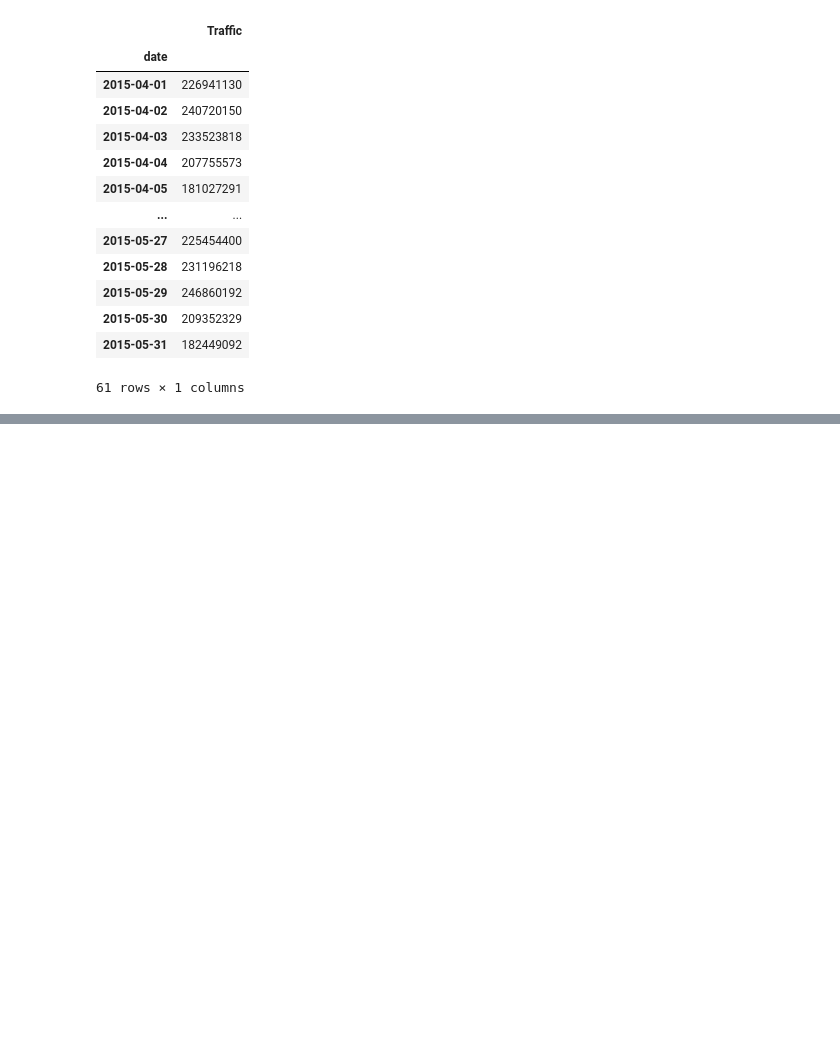
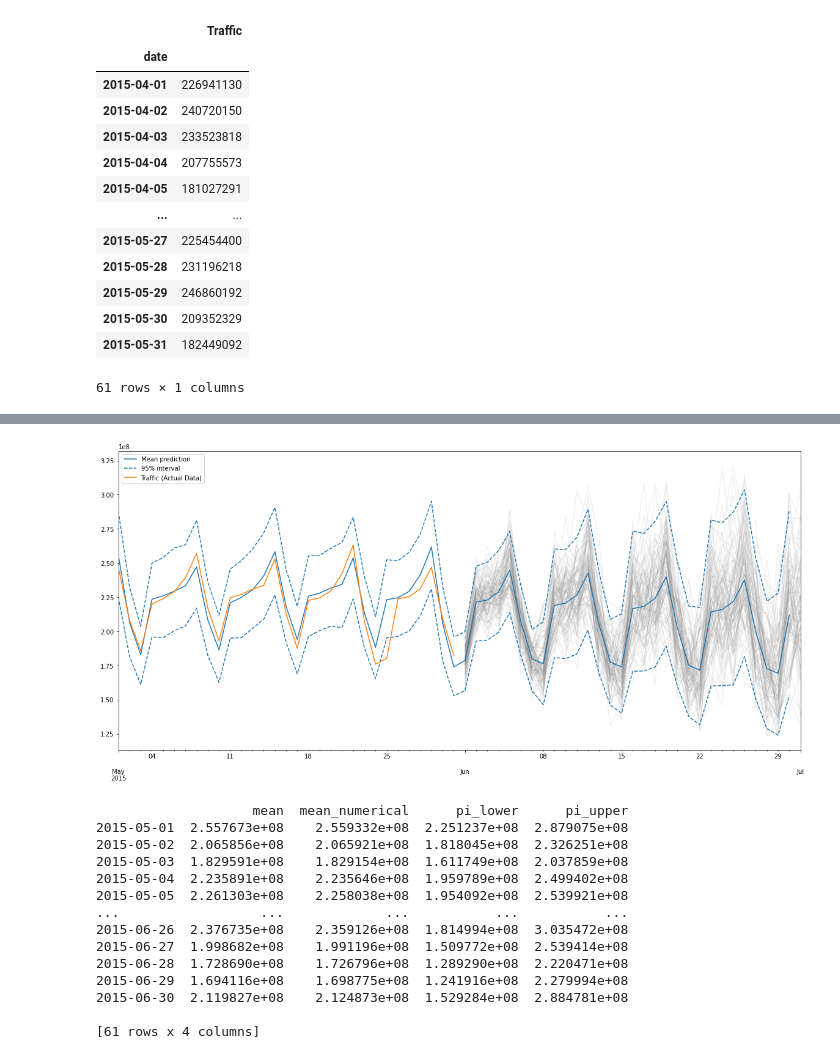
Before and after one commit to AdhirKirtikar/OCBCHack-IT, a Jupyter notebook: US Traffic 2015 Analysis.ipynb, the cells around one changed output, grey strips where cells are left out. Cells and saved outputs as stored; diff of their text form; code cells hidden in the pictures; blank space fills up the shorter version.

```diff
--- a/US Traffic 2015 Analysis.ipynb
+++ b/US Traffic 2015 Analysis.ipynb
@@ -575,0 +633,39 @@ Residual is stable.
+# %%
+# Predict values for May & June
+pred = fitETS.get_prediction(start="2015-05-01", end="2015-06-30")
+dfPredictETS = pred.summary_frame(alpha=0.05)
+
+# Prepare the plot area
+figPredictETS = plt.figure(1,figsize=(20, 9))
+axPredictETS = figPredictETS.gca()
+
+# Create random simulations using the state space formulation and plot them
+simulated = fitETS.simulate(anchor="end", nsimulations=31, repetitions=100)
+for i in range(simulated.shape[1]):
+    simulated.iloc[:, i].plot(label="_", color="gray", alpha=0.1)
+
+# Plot the mean and 95% interval predictions (for May & June) along with the actual May data
+dfPredictETS["mean"].plot(label="Mean prediction")
+dfPredictETS["pi_lower"].plot(linestyle="--", color="tab:blue", label="95% interval")
+dfPredictETS["pi_upper"].plot(linestyle="--", color="tab:blue", label="_")
+pred.endog.plot(label="Traffic (Actual Data)")
+
+plt.legend()
+plt.show()
+print(dfPredictETS)
+# %% [output]
+[figure, added]
+                    mean  mean_numerical      pi_lower      pi_upper
+2015-05-01  2.557673e+08    2.559332e+08  2.251237e+08  2.879075e+08
+2015-05-02  2.065856e+08    2.065921e+08  1.818045e+08  2.326251e+08
+2015-05-03  1.829591e+08    1.829154e+08  1.611749e+08  2.037859e+08
+2015-05-04  2.235891e+08    2.235646e+08  1.959789e+08  2.499402e+08
+2015-05-05  2.261303e+08    2.258038e+08  1.954092e+08  2.539921e+08
+...                  ...             ...           ...           ...
+2015-06-26  2.376735e+08    2.359126e+08  1.814994e+08  3.035472e+08
+2015-06-27  1.998682e+08    1.991196e+08  1.509772e+08  2.539414e+08
+2015-06-28  1.728690e+08    1.726796e+08  1.289290e+08  2.220471e+08
+2015-06-29  1.694116e+08    1.698775e+08  1.241916e+08  2.279994e+08
+2015-06-30  2.119827e+08    2.124873e+08  1.529284e+08  2.884781e+08
+
+[61 rows x 4 columns]
```
Also changed, not shown: parts of 7 cells of this notebook.
